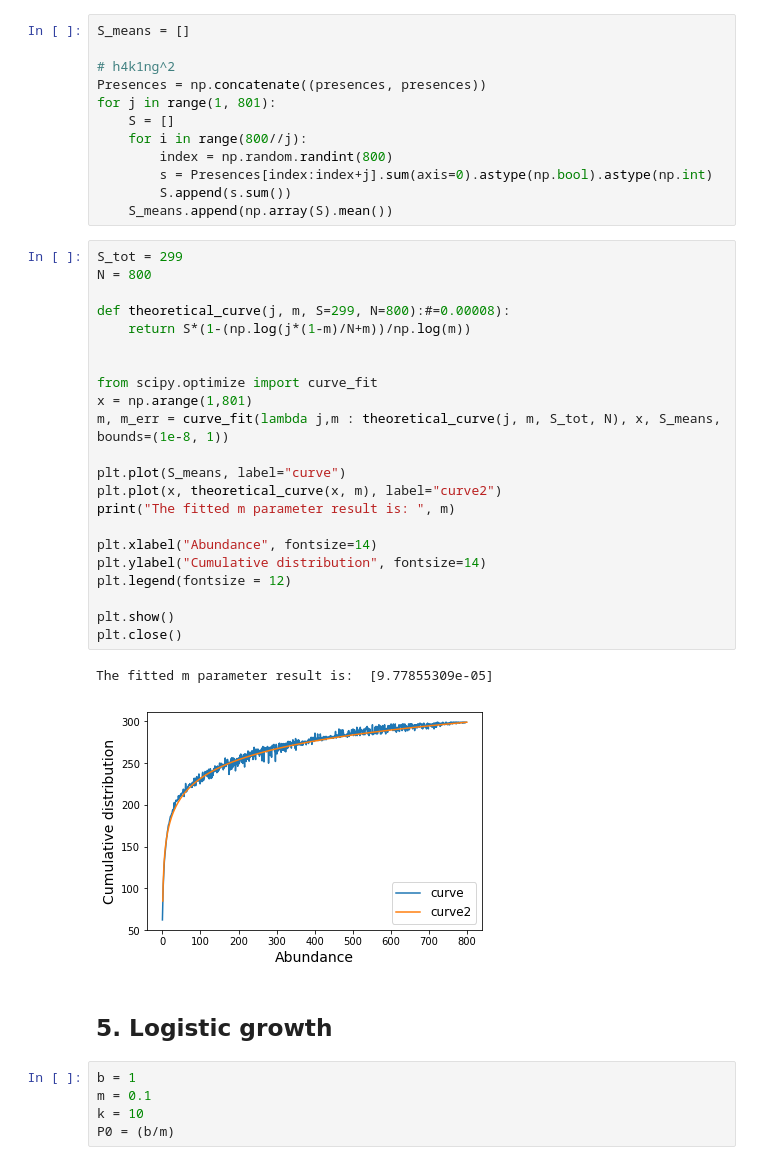
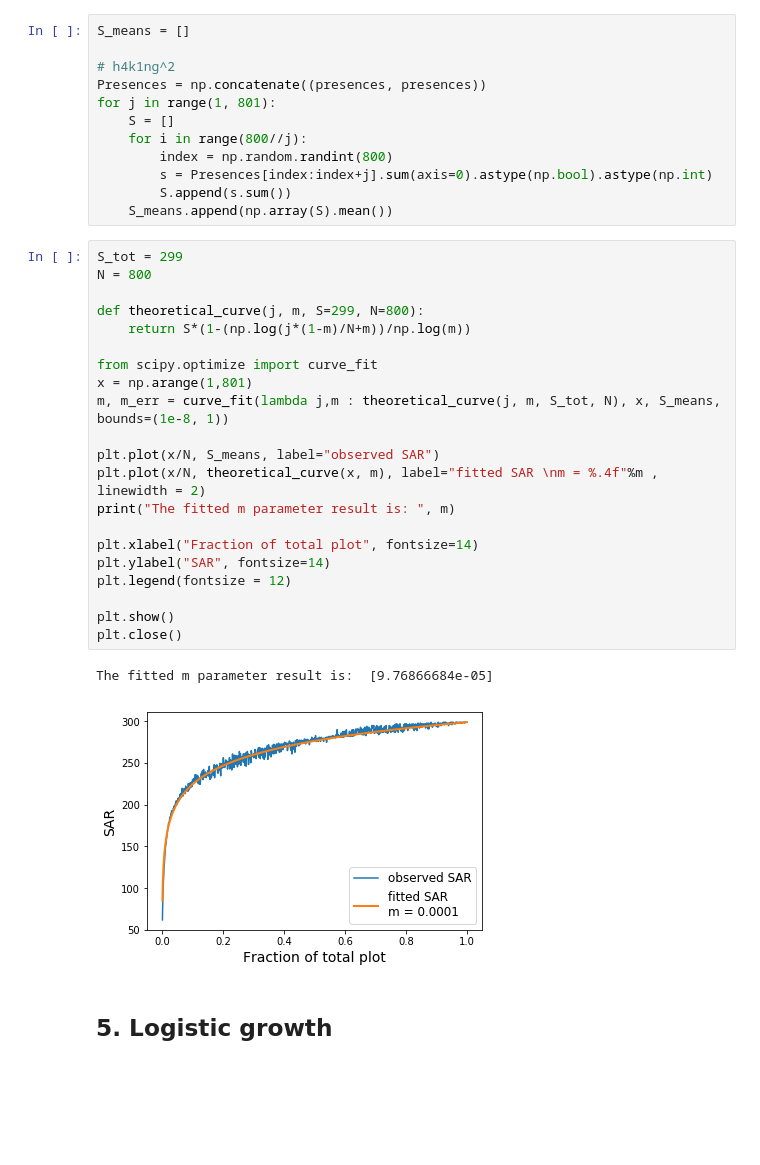
Before and after one commit to mango915/NeutralTheory, a Jupyter notebook: Neutral Theory.ipynb, the cells around one changed output. Cells and saved outputs as stored; diff of their text form; blank space fills up the shorter version.

```diff
--- a/Neutral Theory.ipynb
+++ b/Neutral Theory.ipynb
@@ -146,32 +148,26 @@ for j in range(1, 801):
 # %%
 S_tot = 299
 N = 800
 
-def theoretical_curve(j, m, S=299, N=800):#=0.00008):
+def theoretical_curve(j, m, S=299, N=800):
     return S*(1-(np.log(j*(1-m)/N+m))/np.log(m))
-
 
 from scipy.optimize import curve_fit
 x = np.arange(1,801)
 m, m_err = curve_fit(lambda j,m : theoretical_curve(j, m, S_tot, N), x, S_means, bounds=(1e-8, 1))
 
-plt.plot(S_means, label="curve")
-plt.plot(x, theoretical_curve(x, m), label="curve2")
+plt.plot(x/N, S_means, label="observed SAR")
+plt.plot(x/N, theoretical_curve(x, m), label="fitted SAR \nm = %.4f"%m , linewidth = 2)
 print("The fitted m parameter result is: ", m)
 
-plt.xlabel("Abundance", fontsize=14)
-plt.ylabel("Cumulative distribution", fontsize=14)
+plt.xlabel("Fraction of total plot", fontsize=14)
+plt.ylabel("SAR", fontsize=14)
 plt.legend(fontsize = 12)
 
 plt.show()
 plt.close()
 # %% [output]
-The fitted m parameter result is:  [9.77855309e-05]
+The fitted m parameter result is:  [9.76866684e-05]
-[figure, old version]
+[figure, new version]
 # %% [markdown]
 ## 5. Logistic growth
-# %%
-b = 1
-m = 0.1
-k = 10
-P0 = (b/m)
```
Also changed, not shown: parts of 9 cells of this notebook.
